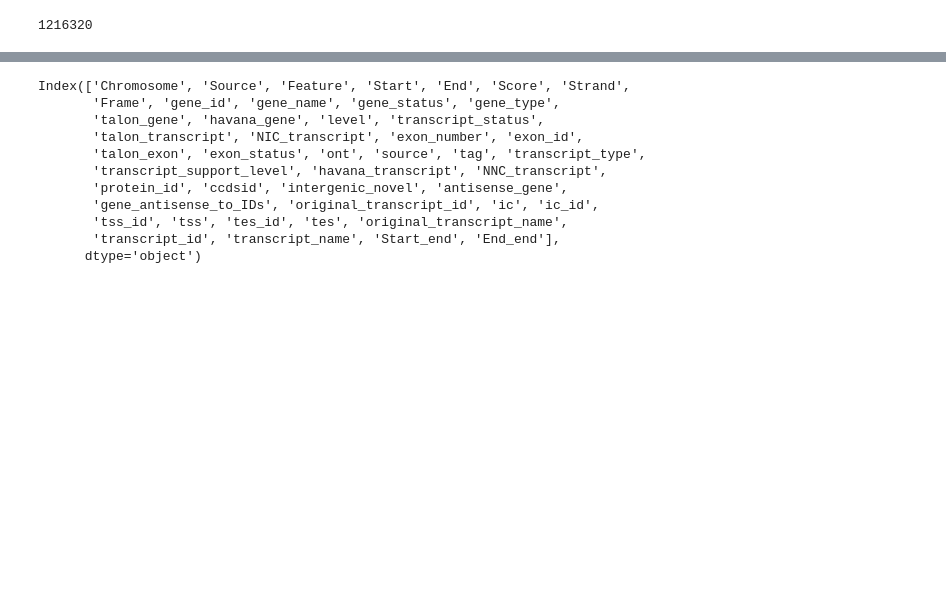
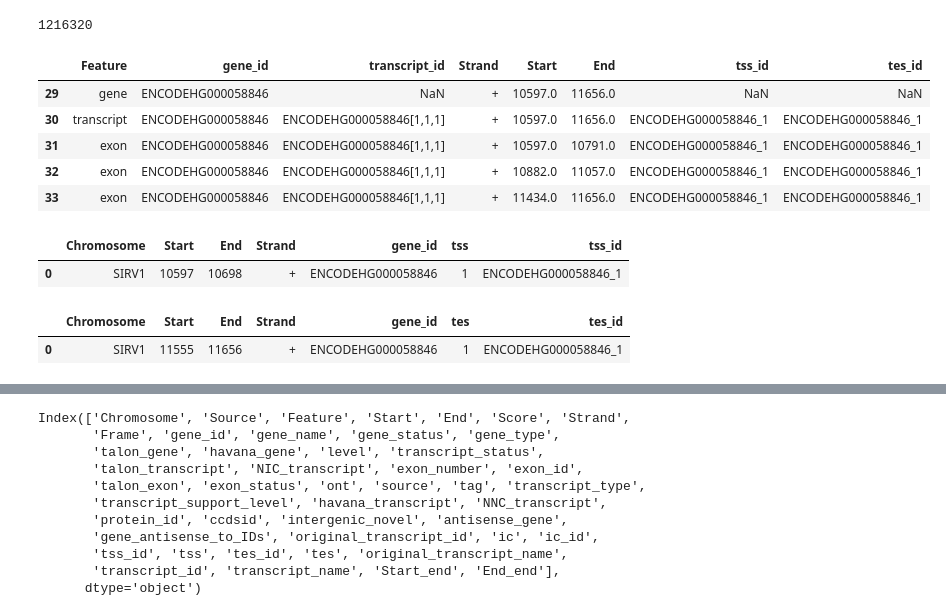
Before and after one commit to mortazavilab/cerberus, a Jupyter notebook: 220412_dev.ipynb, the cells around one changed output, grey strips where cells are left out. Saved outputs shown, nothing was run; the diff lists cells and outputs as text; code cells hidden in the pictures; blank space fills up the shorter version.

```diff
--- a/220412_dev.ipynb
+++ b/220412_dev.ipynb
@@ -142,0 +120,21 @@ def sort_gtf(df):
+# %%
+gtf.loc[gtf.gene_id == 'ENCODEHG000058846', ['Feature', 'gene_id', 'transcript_id', 'Strand', 'Start', 'End', 'tss_id', 'tes_id']]
+# %% [output]
+|  | Feature | gene_id | transcript_id | Strand | Start | End | tss_id | tes_id |
+| 29 | gene | ENCODEHG000058846 | NaN | + | 10597.0 | 11656.0 | NaN | NaN |
+| 30 | transcript | ENCODEHG000058846 | ENCODEHG000058846[1,1,1] | + | 10597.0 | 11656.0 | ENCODEHG000058846_1 | ENCODEHG000058846_1 |
+| 31 | exon | ENCODEHG000058846 | ENCODEHG000058846[1,1,1] | + | 10597.0 | 10791.0 | ENCODEHG000058846_1 | ENCODEHG000058846_1 |
+| 32 | exon | ENCODEHG000058846 | ENCODEHG000058846[1,1,1] | + | 10882.0 | 11057.0 | ENCODEHG000058846_1 | ENCODEHG000058846_1 |
+| 33 | exon | ENCODEHG000058846 | ENCODEHG000058846[1,1,1] | + | 11434.0 | 11656.0 | ENCODEHG000058846_1 | ENCODEHG000058846_1 |
+# %%
+tss_df = tss.df
+tss_df.loc[tss_df.tss_id == 'ENCODEHG000058846_1']
+# %% [output]
+|  | Chromosome | Start | End | Strand | gene_id | tss | tss_id |
+| 0 | SIRV1 | 10597 | 10698 | + | ENCODEHG000058846 | 1 | ENCODEHG000058846_1 |
+# %%
+tes_df = tes.df
+tes_df.loc[tes_df.tes_id == 'ENCODEHG000058846_1']
+# %% [output]
+|  | Chromosome | Start | End | Strand | gene_id | tes | tes_id |
+| 0 | SIRV1 | 11555 | 11656 | + | ENCODEHG000058846 | 1 | ENCODEHG000058846_1 |
```
Also changed, not shown: parts of 15 cells of this notebook, 2 other files.
